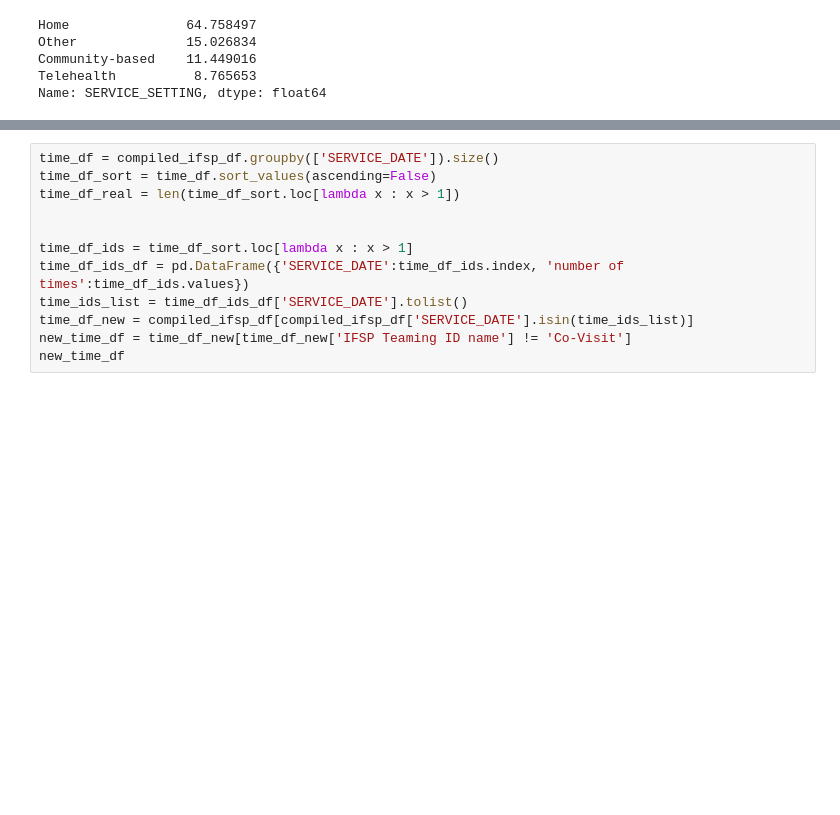
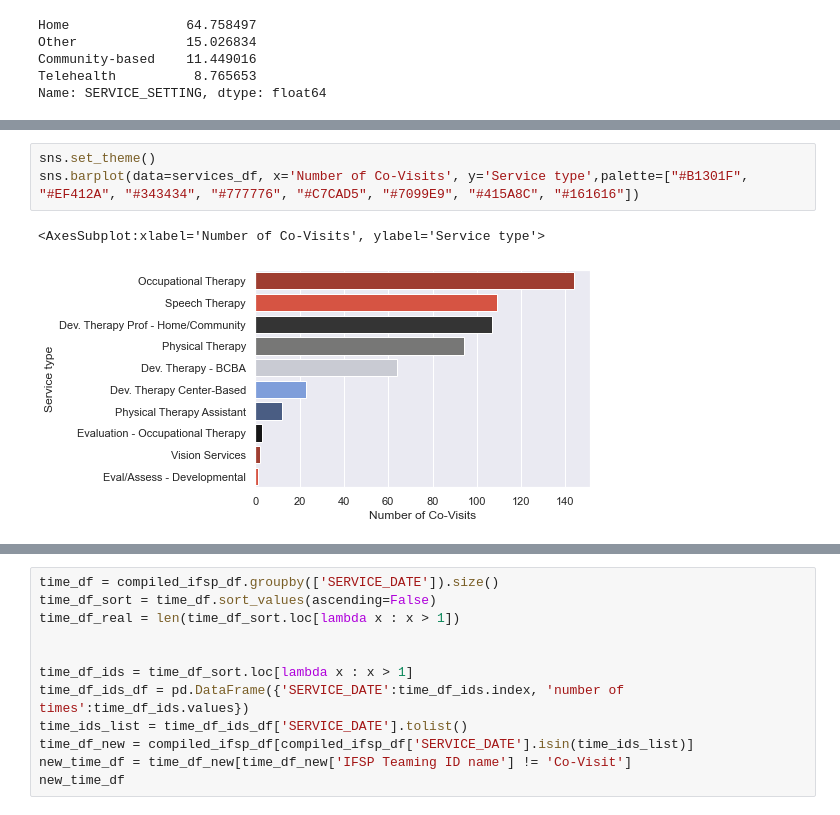
Before and after one commit to NSS-Data-Analytics-Cohort-8/teis_da8_1-new-balance-and-grill, a Jupyter notebook: notebooks/partner_project_2.ipynb, the cells around one changed output, grey strips where cells are left out. Cells and saved outputs as stored; diff of their text form; blank space fills up the shorter version.

```diff
--- a/notebooks/partner_project_2.ipynb
+++ b/notebooks/partner_project_2.ipynb
@@ -236,3 +269,9 @@ Name: Service Name, dtype: float64
+# %%
+sns.set_theme()
+sns.barplot(data=services_df, x='Number of Co-Visits', y='Service type',palette=["#B1301F", "#EF412A", "#343434", "#777776", "#C7CAD5", "#7099E9", "#415A8C", "#161616"])
+# %% [output]
+<AxesSubplot:xlabel='Number of Co-Visits', ylabel='Service type'>
+[figure, added]
 # %%
 over_6_df_new['Agency Type'].value_counts(normalize=True) * 100
 # %% [output]
```
Also changed, not shown: parts of 29 cells of this notebook.
